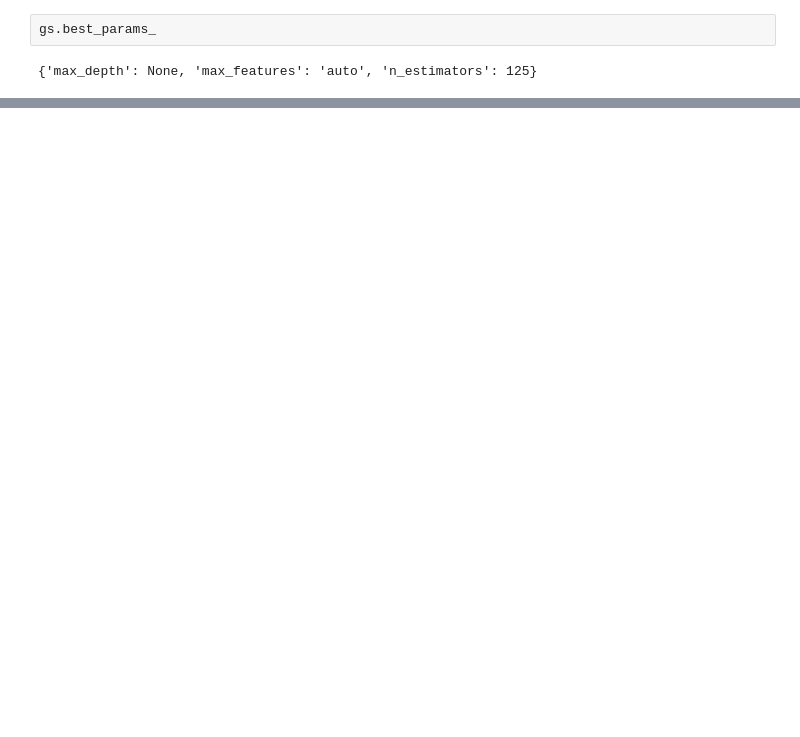
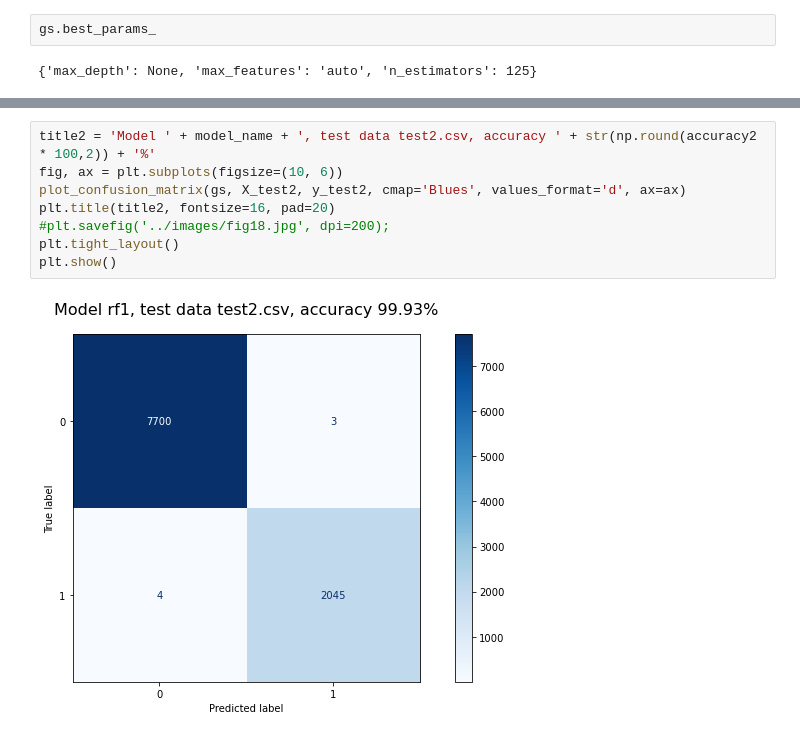
Before and after one commit to CristinaSahoo/Occupancy-Detection, a Jupyter notebook: code/model_analysis.ipynb, the cells around one changed output, grey strips where cells are left out. Drawn from its saved outputs; the diff is of its cells as text; blank space fills up the shorter version.

```diff
--- a/code/model_analysis.ipynb
+++ b/code/model_analysis.ipynb
@@ -42,0 +69,10 @@ rf1_missed.to_csv('../models/rf1_missed.csv', index=False)
+# %%
+title2 = 'Model ' + model_name + ', test data test2.csv, accuracy ' + str(np.round(accuracy2 * 100,2)) + '%'
+fig, ax = plt.subplots(figsize=(10, 6))
+plot_confusion_matrix(gs, X_test2, y_test2, cmap='Blues', values_format='d', ax=ax)
+plt.title(title2, fontsize=16, pad=20)
+#plt.savefig('../images/fig18.jpg', dpi=200);
+plt.tight_layout()
+plt.show()
+# %% [output]
+[figure, added]
```
Also changed, not shown: parts of 17 cells of this notebook, 12 other files.
